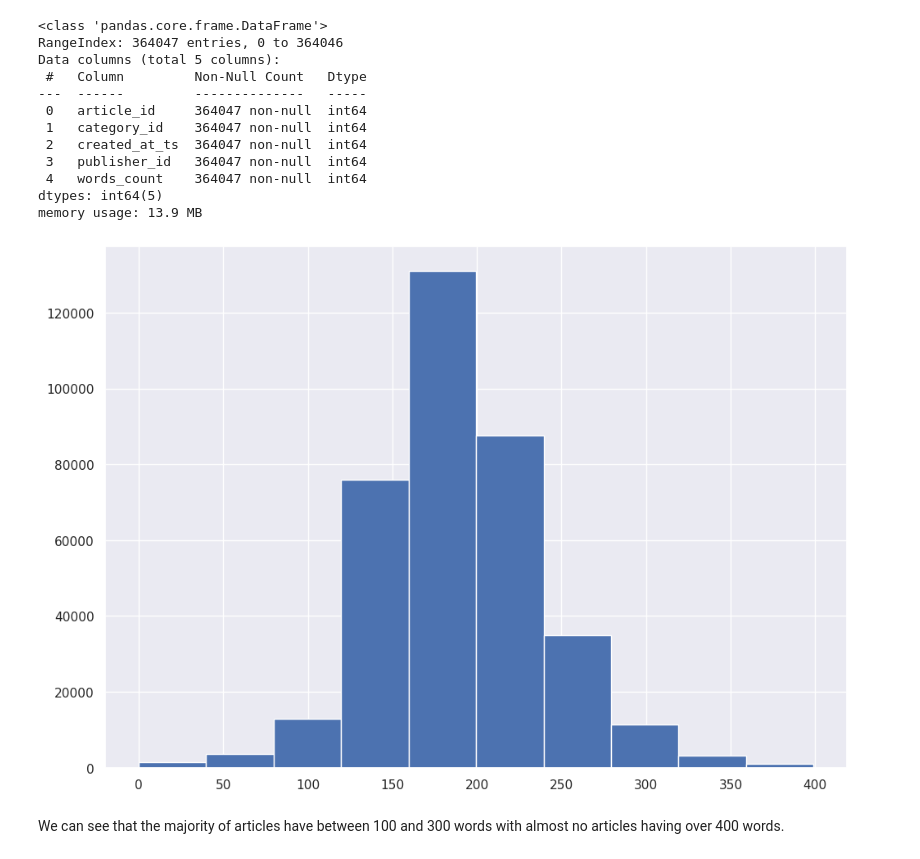
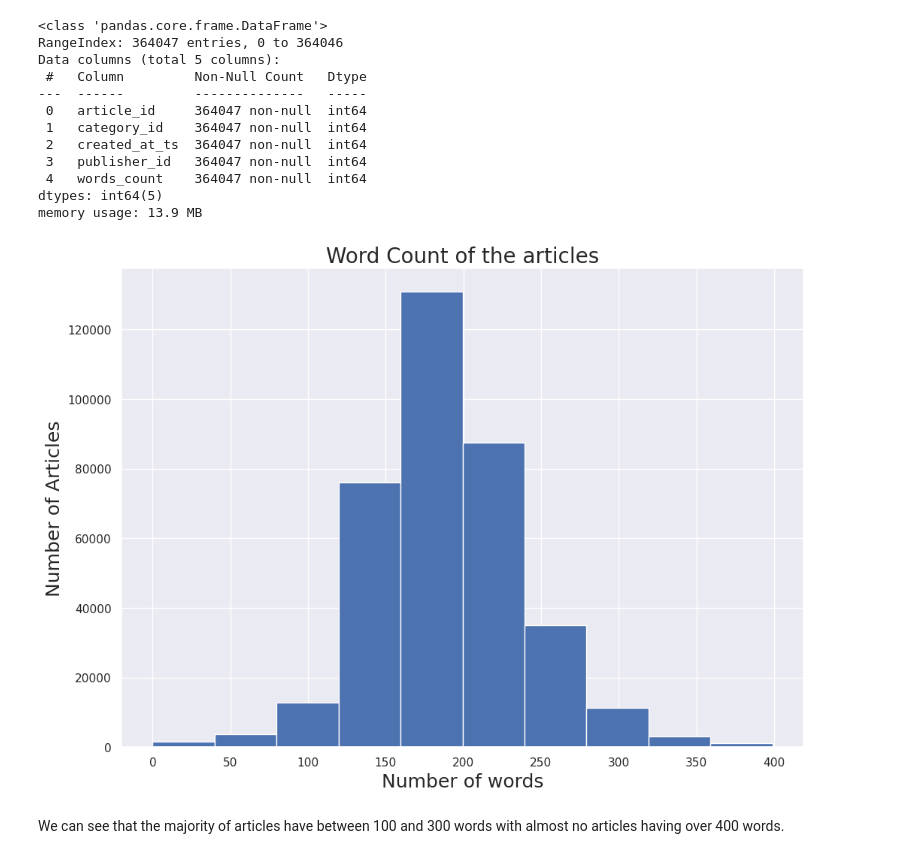
Before and after one commit to octave-ati/Designing-a-Recommendation-Model, a Jupyter notebook: P9_02_Notebook.ipynb, the cells around one changed output. Saved outputs shown, nothing was run; the diff lists cells and outputs as text; code cells hidden in the pictures.

```diff
--- a/P9_02_Notebook.ipynb
+++ b/P9_02_Notebook.ipynb
@@ -56,9 +56,12 @@ dtypes: int64(5)
 memory usage: 13.9 MB
 # %%
 plt.hist(meta[meta.words_count<400].words_count)
+plt.title('Word Count of the articles')
+plt.xlabel('Number of words')
+plt.ylabel('Number of Articles')
 plt.show()
 # %% [output]
-[figure, old version]
+[figure, new version]
 # %% [markdown]
 We can see that the majority of articles have between 100 and 300 words with almost no articles having over 400 words.
 # %%
```
Also changed, not shown: parts of 6 cells of this notebook, 2 other files.
